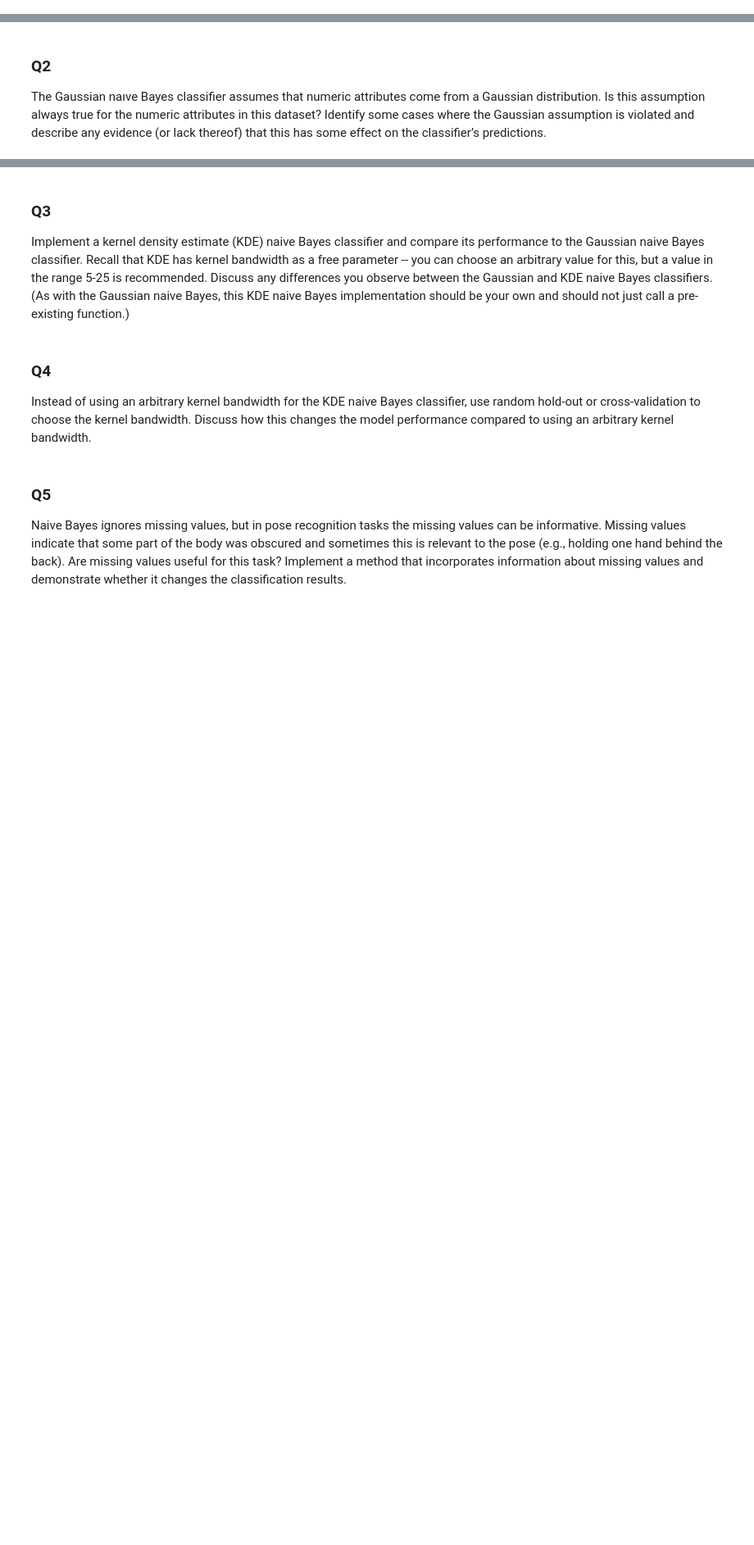
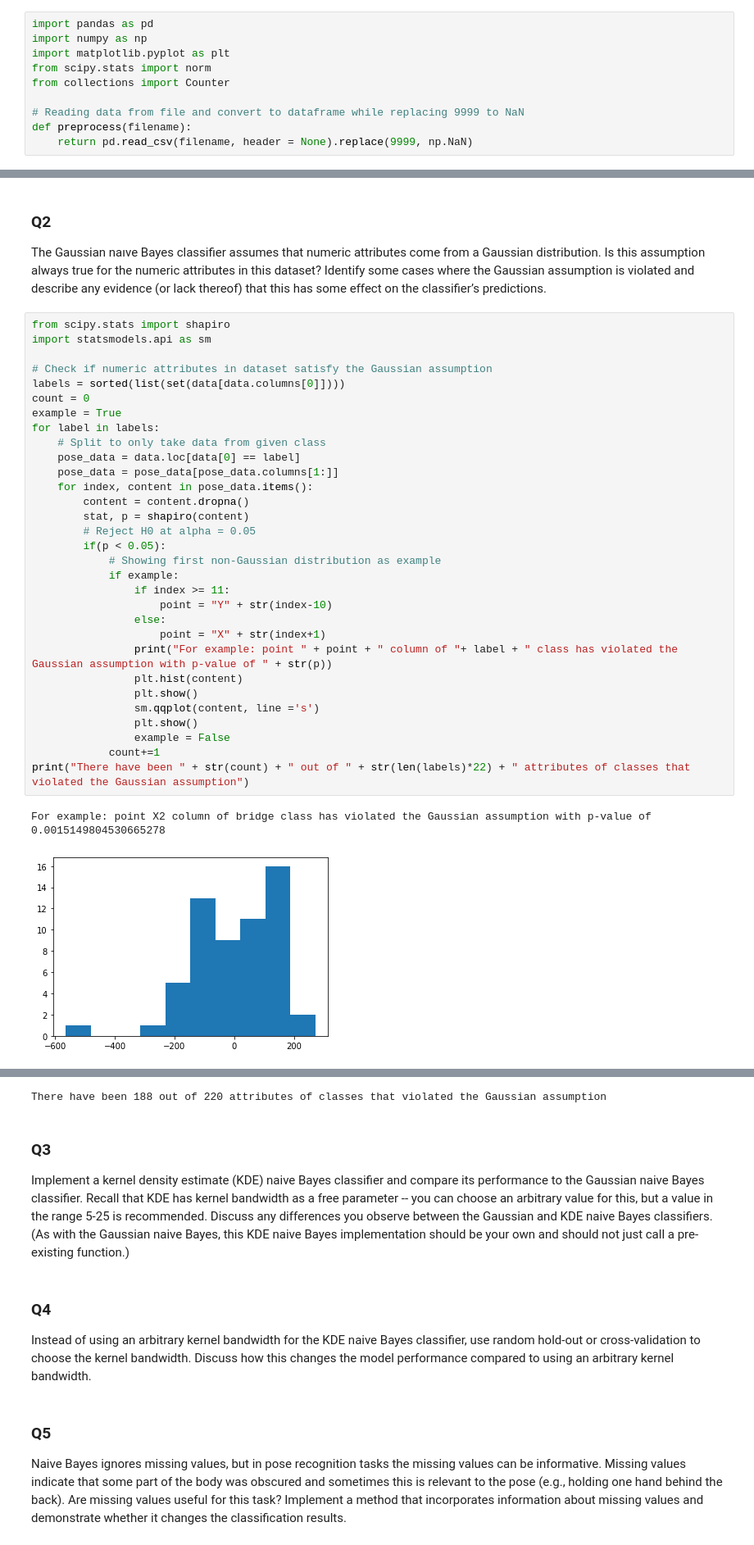
Before and after one commit to Valkyriean/ML_naive_bayes, a Jupyter notebook: COMP30027_2021_assignment1_template.ipynb, the cells around one changed output, grey strips where cells are left out. Shown at 82% size. Saved outputs shown, nothing was run; the diff lists cells and outputs as text; blank space fills up the shorter version.

```diff
--- a/COMP30027_2021_assignment1_template.ipynb
+++ b/COMP30027_2021_assignment1_template.ipynb
@@ -40,0 +18,10 @@ def evaluate():
+# %%
+import pandas as pd
+import numpy as np
+import matplotlib.pyplot as plt
+from scipy.stats import norm
+from collections import Counter
+
+# Reading data from file and convert to dataframe while replacing 9999 to NaN
+def preprocess(filename):
+    return pd.read_csv(filename, header = None).replace(9999, np.NaN)
@@ -55,3 +204,37 @@ Since this is a multiclass classification problem, there are multiple ways to co
 # %% [markdown]
 ### Q2
 The Gaussian naıve Bayes classifier assumes that numeric attributes come from a Gaussian distribution. Is this assumption always true for the numeric attributes in this dataset? Identify some cases where the Gaussian assumption is violated and describe any evidence (or lack thereof) that this has some effect on the classifier’s predictions.
+# %%
+from scipy.stats import shapiro
+import statsmodels.api as sm
+
+# Check if numeric attributes in dataset satisfy the Gaussian assumption
+labels = sorted(list(set(data[data.columns[0]])))
+count = 0
+example = True
+for label in labels:
+    # Split to only take data from given class
+    pose_data = data.loc[data[0] == label]
+    pose_data = pose_data[pose_data.columns[1:]]
+    for index, content in pose_data.items():
+        content = content.dropna()
+        stat, p = shapiro(content)
+        # Reject H0 at alpha = 0.05
+        if(p < 0.05):
+            # Showing first non-Gaussian distribution as example
+            if example:
+                if index >= 11:
+                    point = "Y" + str(index-10)
+                else:
+                    point = "X" + str(index+1)
+                print("For example: point " + point + " column of "+ label + " class has violated the Gaussian assumption with p-value of " + str(p))
+                plt.hist(content)
+                plt.show()
+                sm.qqplot(content, line ='s')
+                plt.show()
+                example = False
+            count+=1
+print("There have been " + str(count) + " out of " + str(len(labels)*22) + " attributes of classes that violated the Gaussian assumption")
+# %% [output]
+For example: point X2 column of bridge class has violated the Gaussian assumption with p-value of 0.0015149804530665278
+[figure, added]
@@ -58,3 +242,4 @@ The Gaussian naıve Bayes classifier assumes that numeric attributes come from a
+There have been 188 out of 220 attributes of classes that violated the Gaussian assumption
 # %% [markdown]
 ### Q3
 Implement a kernel density estimate (KDE) naive Bayes classifier and compare its performance to the Gaussian naive Bayes classifier. Recall that KDE has kernel bandwidth as a free parameter -- you can choose an arbitrary value for this, but a value in the range 5-25 is recommended. Discuss any differences you observe between the Gaussian and KDE naive Bayes classifiers. (As with the Gaussian naive Bayes, this KDE naive Bayes implementation should be your own and should not just call a pre-existing function.)
```
Also changed, not shown: parts of 10 cells of this notebook, 5 other files.
